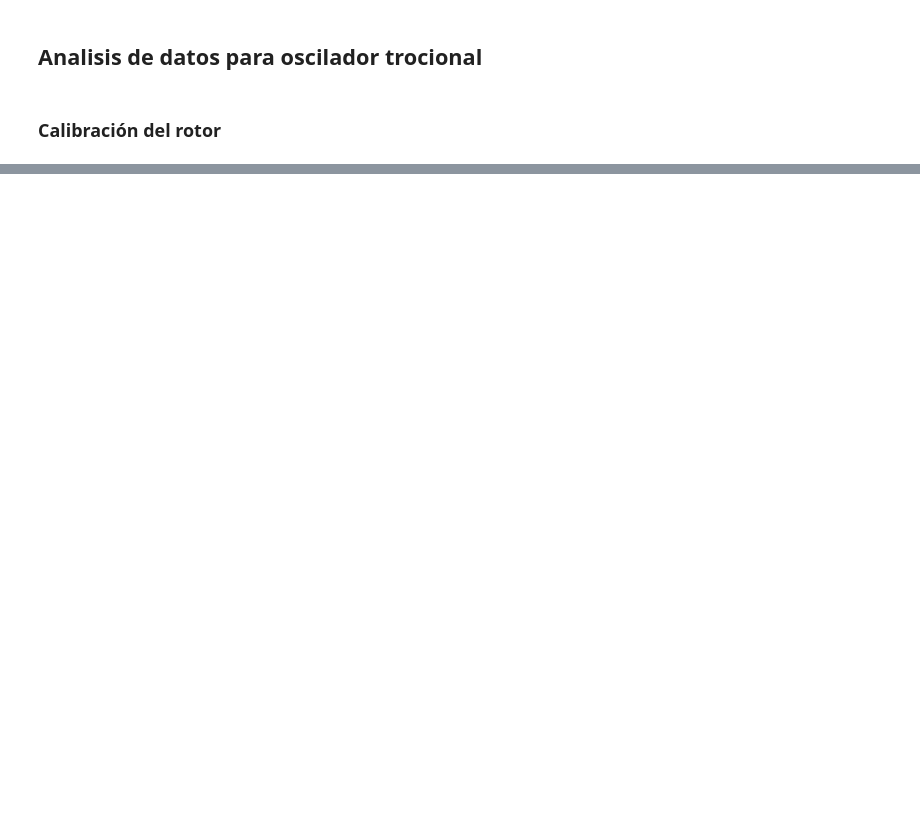
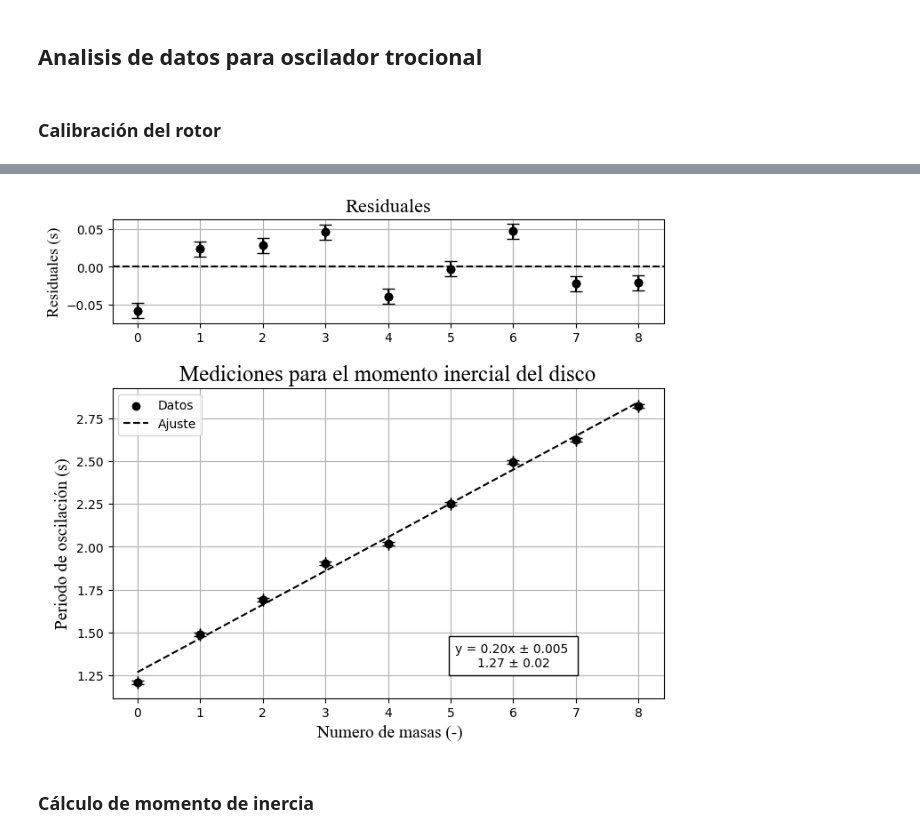
Before and after one commit to karemjruiano/laboratorio-intermedio, a Jupyter notebook: Oscilador torcional/Data_Analysis.ipynb, the cells around one changed output, grey strips where cells are left out. Drawn from its saved outputs; the diff is of its cells as text; code cells hidden in the pictures; blank space fills up the shorter version.

```diff
--- a/Oscilador torcional/Data_Analysis.ipynb
+++ b/Oscilador torcional/Data_Analysis.ipynb
@@ -16,0 +183,33 @@ FileNotFoundError: [Errno 2] No such file or directory: 'Oscillator Analysis.csv
+# %%
+# Extracción de datos para los tiempos tomados con respecto el numero de masas
+names_3 = ['Numero de masas', 'periodo (s)', 'error periodos']
+
+inf3 = []
+for i in range(len(names_3)):
+    data_array3 = data_extraction(oscillator, names_3[i], 9)
+    inf3.append(data_array3)
+
+mass_num_x = inf3[0]
+period_y = np.array([inf3[1][i] ** 2 for i in range(len(inf3[1]))])
+error_py = inf3[2]
+# %%
+# Regresión para los datos tomados con el cambio de masa
+result3 = regression(mass_num_x, period_y)
+mass_num_x = result3[0]
+y3_pred = result3[1]
+m3 = result3[2]
+b3 = result3[3]
+m3_error = result3[4]
+b3_error = result3[5]
+residuals3 = result3[6]
+
+eq3 = f'y = {m3:.2f}x {symbol} {m3_error:.3f} \n{b3:.2f} {symbol} {b3_error:.2f}'
+# %%
+# Realización de la gráfica
+x3_error = np.array([0, 0, 0, 0, 0, 0, 0, 0, 0])
+graph(mass_num_x, period_y, y3_pred, residuals3, x3_error, error_py, eq3, 8, 7, 4, 3, 'Residuales (s)', 'Residuales',
+      'Periodo de oscilación (s)', ' Numero de masas (-)', 'Mediciones para el momento inercial del disco', 6, 1.3, 'Momento inercial')
+# %% [output]
+[figure, added]
+# %% [markdown]
+### Cálculo de momento de inercia
```
Also changed, not shown: parts of 35 cells of this notebook.
